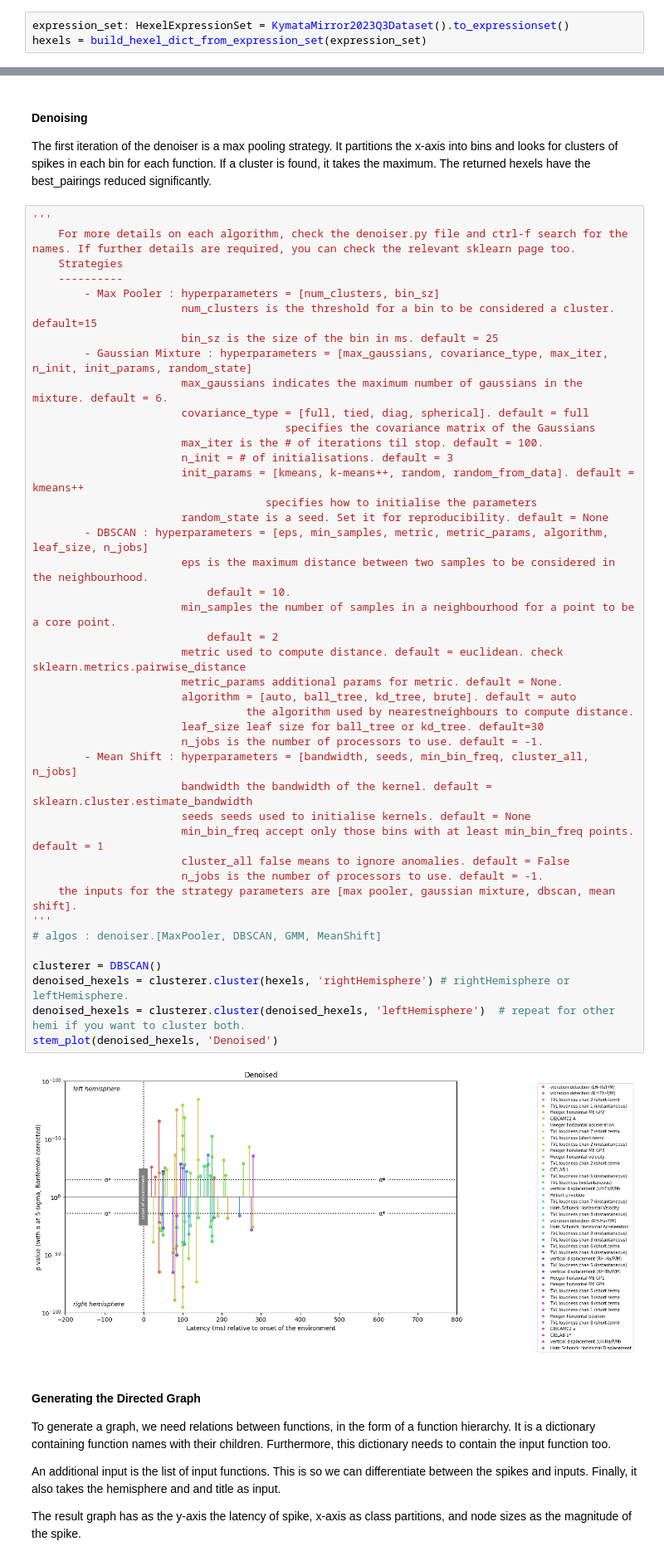
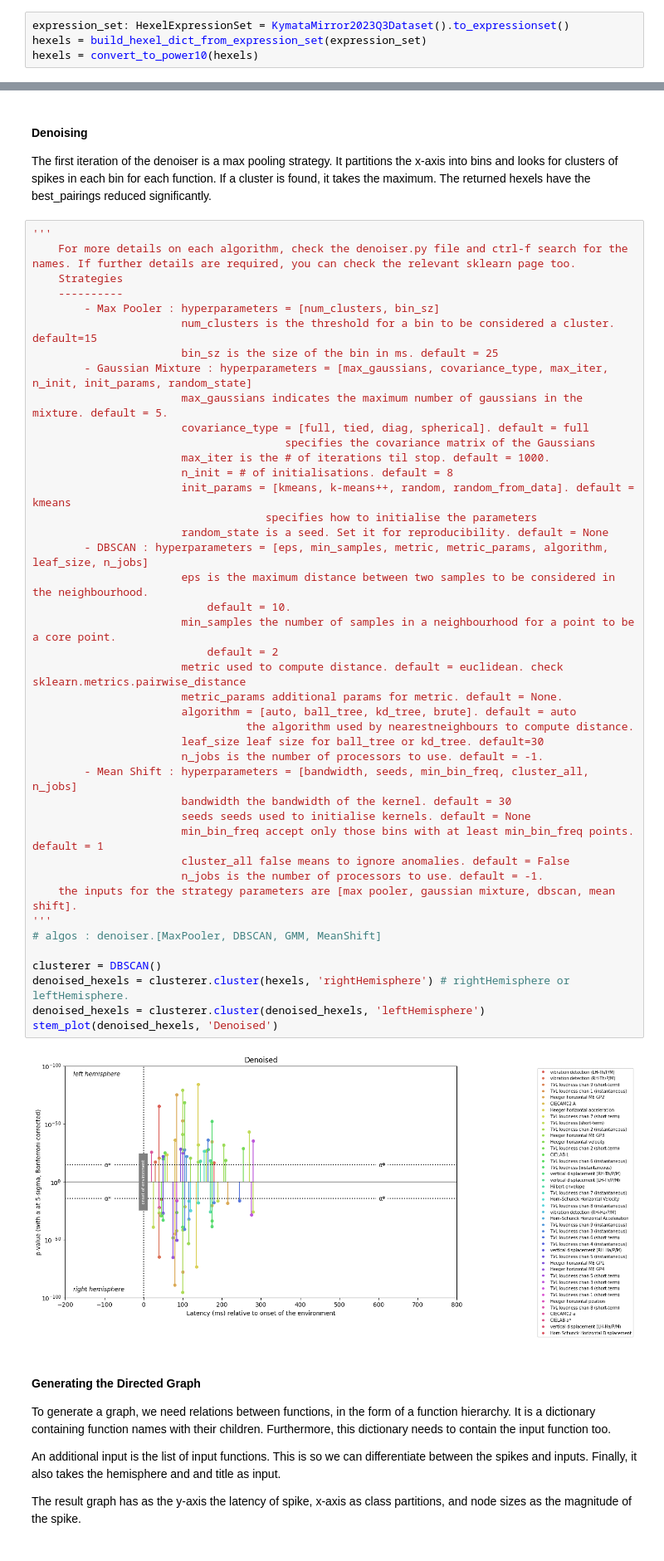
Before and after one commit to kymata-atlas/kymata-core, a Jupyter notebook: demos/demo_ippm.ipynb, the cells around one changed output, grey strips where cells are left out. Shown: that part at 83% size. Cells and saved outputs as stored; diff of their text form.

```diff
--- a/demos/demo_ippm.ipynb
+++ b/demos/demo_ippm.ipynb
@@ -16,4 +16,5 @@ from kymata.ippm.plotter import IPPMPlotter
 # %%
 expression_set: HexelExpressionSet = KymataMirror2023Q3Dataset().to_expressionset()
 hexels = build_hexel_dict_from_expression_set(expression_set)
+hexels = convert_to_power10(hexels)
 # %% [output]
@@ -40,41 +44,41 @@ The first iteration of the denoiser is a max pooling strategy. It partitions the
                        num_clusters is the threshold for a bin to be considered a cluster. default=15
                        bin_sz is the size of the bin in ms. default = 25
         - Gaussian Mixture : hyperparameters = [max_gaussians, covariance_type, max_iter, n_init, init_params, random_state]
-                       max_gaussians indicates the maximum number of gaussians in the mixture. default = 6.
+                       max_gaussians indicates the maximum number of gaussians in the mixture. default = 5.
                        covariance_type = [full, tied, diag, spherical]. default = full
                                        specifies the covariance matrix of the Gaussians
-                       max_iter is the # of iterations til stop. default = 100.
-                       n_init = # of initialisations. default = 3
-                       init_params = [kmeans, k-means++, random, random_from_data]. default = kmeans++
+                       max_iter is the # of iterations til stop. default = 1000.
+                       n_init = # of initialisations. default = 8
+                       init_params = [kmeans, k-means++, random, random_from_data]. default = kmeans
                                     specifies how to initialise the parameters
                        random_state is a seed. Set it for reproducibility. default = None
         - DBSCAN : hyperparameters = [eps, min_samples, metric, metric_params, algorithm, leaf_size, n_jobs]
                        eps is the maximum distance between two samples to be considered in the neighbourhood.
                            default = 10.
                        min_samples the number of samples in a neighbourhood for a point to be a core point.
                            default = 2
                        metric used to compute distance. default = euclidean. check sklearn.metrics.pairwise_distance
                        metric_params additional params for metric. default = None.
                        algorithm = [auto, ball_tree, kd_tree, brute]. default = auto
                                  the algorithm used by nearestneighbours to compute distance.
                        leaf_size leaf size for ball_tree or kd_tree. default=30
                        n_jobs is the number of processors to use. default = -1.
         - Mean Shift : hyperparameters = [bandwidth, seeds, min_bin_freq, cluster_all, n_jobs]
-                       bandwidth the bandwidth of the kernel. default = sklearn.cluster.estimate_bandwidth
+                       bandwidth the bandwidth of the kernel. default = 30
                        seeds seeds used to initialise kernels. default = None
                        min_bin_freq accept only those bins with at least min_bin_freq points. default = 1
                        cluster_all false means to ignore anomalies. default = False
                        n_jobs is the number of processors to use. default = -1.
     the inputs for the strategy parameters are [max pooler, gaussian mixture, dbscan, mean shift].
 '''
 # algos : denoiser.[MaxPooler, DBSCAN, GMM, MeanShift]
 
 clusterer = DBSCAN()
 denoised_hexels = clusterer.cluster(hexels, 'rightHemisphere') # rightHemisphere or leftHemisphere.
-denoised_hexels = clusterer.cluster(denoised_hexels, 'leftHemisphere')  # repeat for other hemi if you want to cluster both.
+denoised_hexels = clusterer.cluster(denoised_hexels, 'leftHemisphere')
 stem_plot(denoised_hexels, 'Denoised')
 # %% [output]
-[figure, old version]
+[figure, new version]
 # %% [markdown]
 #### Generating the Directed Graph
 
```
Also changed, not shown: parts of 5 cells of this notebook, 4 other files.
